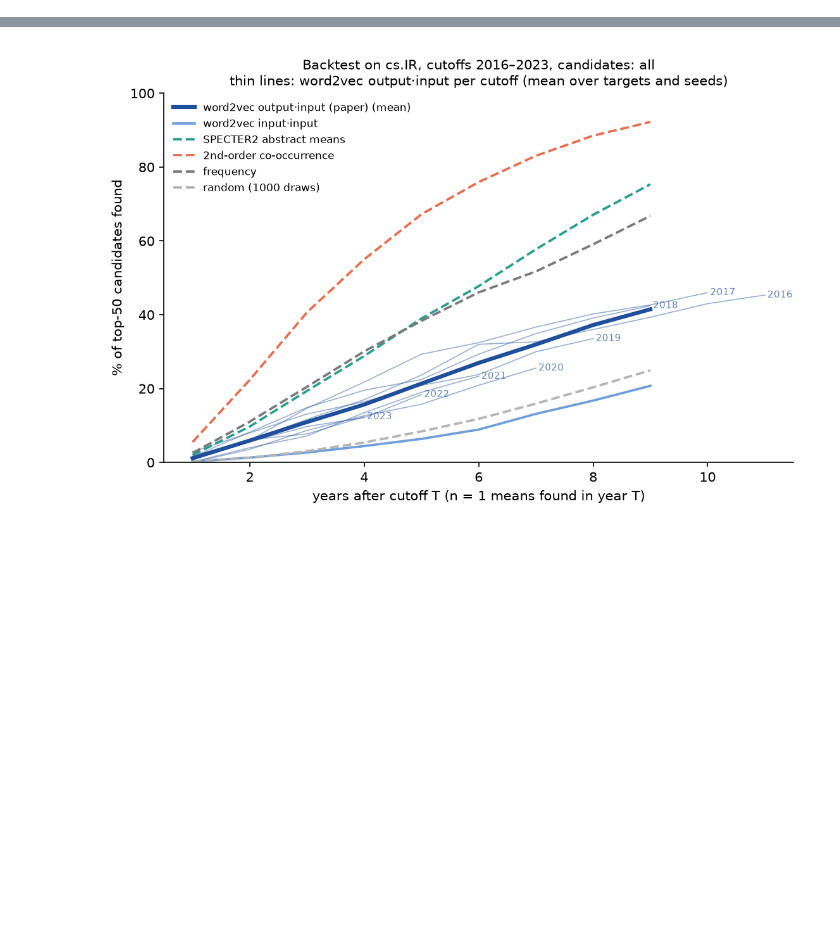
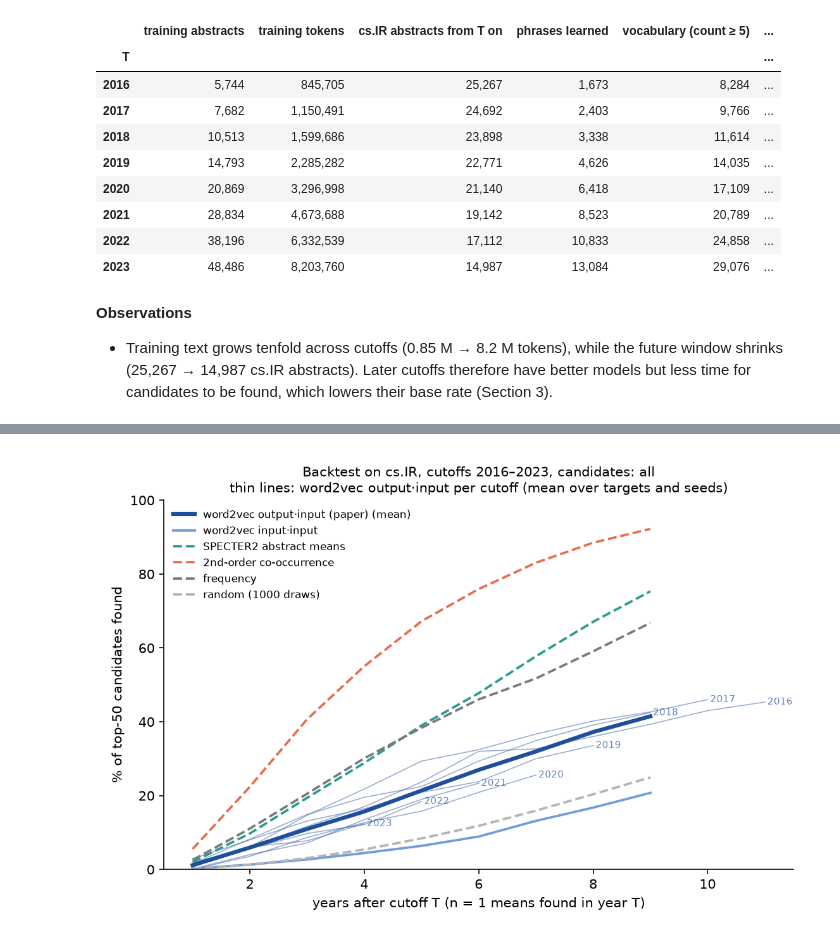
Before and after one commit to alexandre2004costa/mat2vec_IR_experiment, a Jupyter notebook: reproduce.ipynb, the cells around one changed output, grey strips where cells are left out. Cells and saved outputs as stored; diff of their text form; code cells hidden in the pictures; blank space fills up the shorter version.

```diff
--- a/reproduce.ipynb
+++ b/reproduce.ipynb
@@ -60 +118,28 @@ show('phase2_cutoffs.md')
+# %%
+rows = []
+for line in (R / 'phase2_cutoffs.md').read_text().splitlines():
+    m = re.match(r'- T=(\d+): ([\d,]+) train docs \(([\d,]+) tokens\), ([\d,]+) post cs.IR docs, ([\d,]+) phrasegrams, '
+                 r'vocab ([\d,]+) \(([\d,]+) phrases\)', line)
+    if m:
+        rows.append([int(x.replace(',', '')) for x in m.groups()])
+cut = pd.DataFrame(rows, columns=['T', 'training abstracts', 'training tokens', 'cs.IR abstracts from T on',
+                                  'phrases learned', 'vocabulary (count ≥ 5)', 'of which phrases']).set_index('T')
+cut.style.format('{:,}')
+# %% [output]
+|  | training abstracts | training tokens | cs.IR abstracts from T on | phrases learned | vocabulary (count ≥ 5) | ... |
+| T |  |  |  |  |  | ... |
+| 2016 | 5,744 | 845,705 | 25,267 | 1,673 | 8,284 | ... |
+| 2017 | 7,682 | 1,150,491 | 24,692 | 2,403 | 9,766 | ... |
+| 2018 | 10,513 | 1,599,686 | 23,898 | 3,338 | 11,614 | ... |
+| 2019 | 14,793 | 2,285,282 | 22,771 | 4,626 | 14,035 | ... |
+| 2020 | 20,869 | 3,296,998 | 21,140 | 6,418 | 17,109 | ... |
+| 2021 | 28,834 | 4,673,688 | 19,142 | 8,523 | 20,789 | ... |
+| 2022 | 38,196 | 6,332,539 | 17,112 | 10,833 | 24,858 | ... |
+| 2023 | 48,486 | 8,203,760 | 14,987 | 13,084 | 29,076 | ... |
+# %% [markdown]
+**Observations**
+
+- Training text grows tenfold across cutoffs (0.85 M → 8.2 M tokens), while the future window shrinks
+  (25,267 → 14,987 cs.IR abstracts). Later cutoffs therefore have better models but less time for candidates to be
+  found, which lowers their base rate (Section 3).
 # %% [markdown]
```
Also changed, not shown: parts of 56 cells of this notebook, 7 other files.
